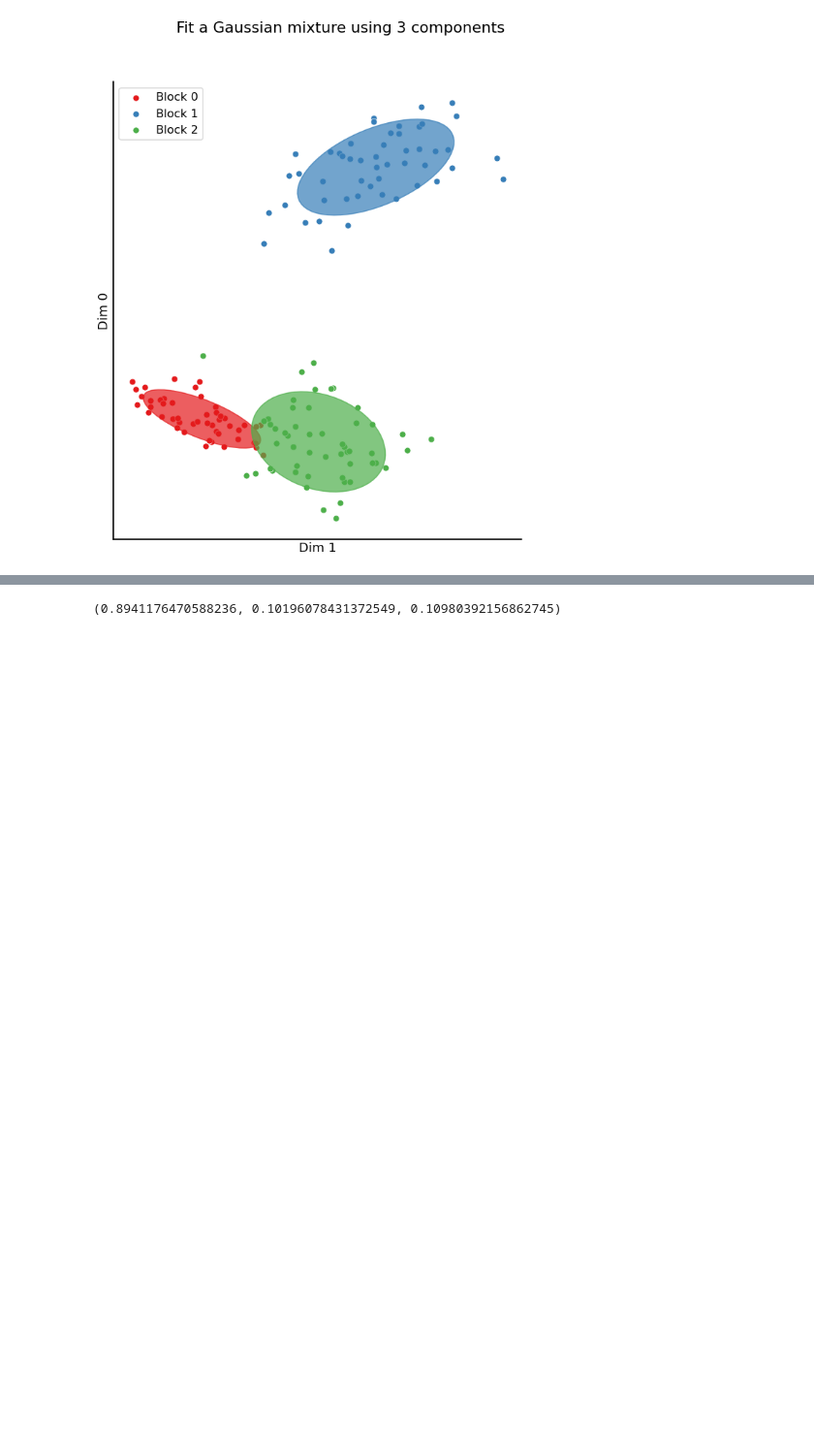
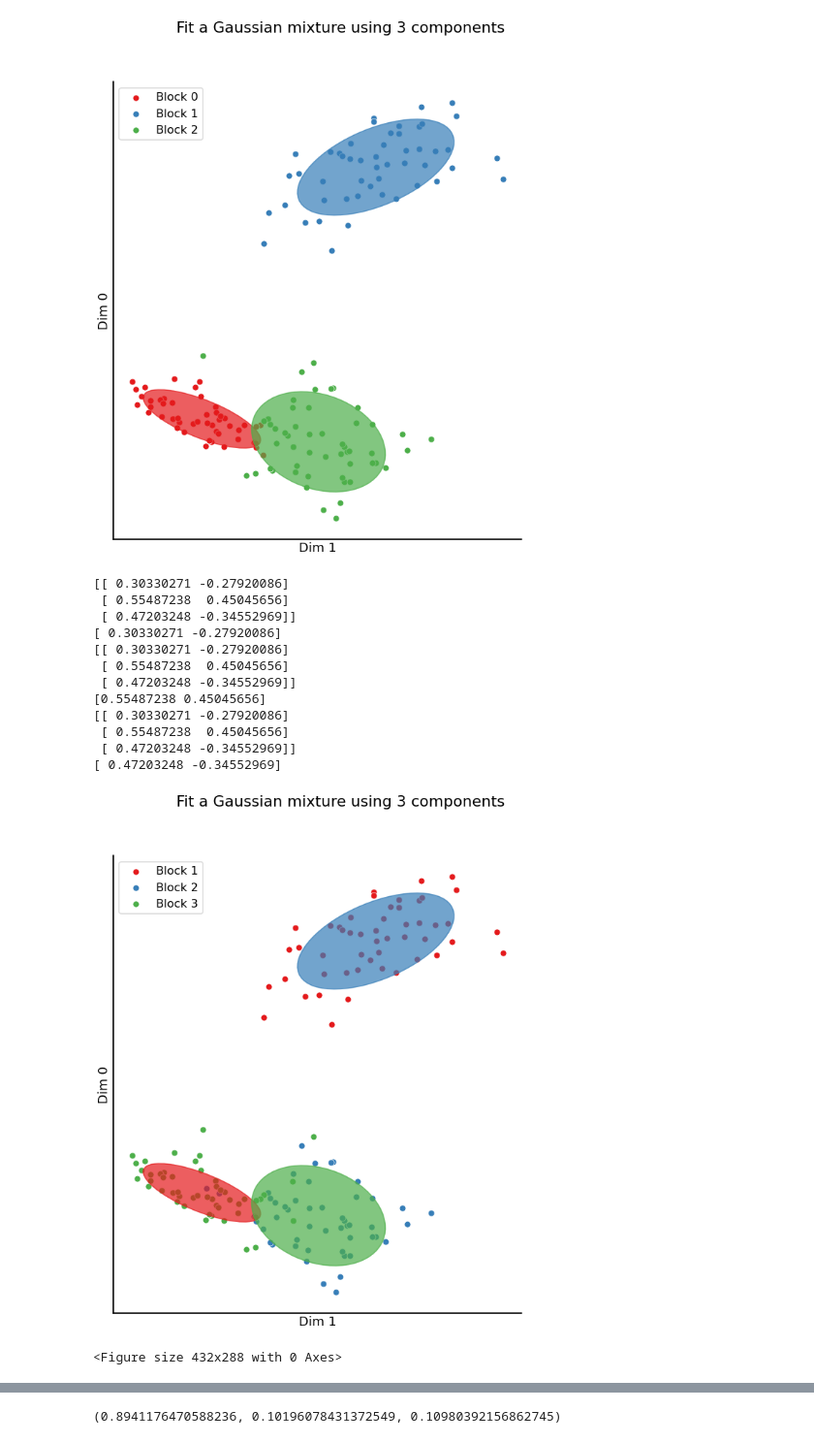
Before and after one commit to dfrancisco1998/ndd_stuff, a Jupyter notebook: final pairplot with gmm with color maps.ipynb, the cells around one changed output, grey strips where cells are left out. Shown at 97% size. Cells and saved outputs as stored; diff of their text form; code cells hidden in the pictures; blank space fills up the shorter version.

Commit message:
trying to fix pairplot

```diff
--- a/final pairplot with gmm with color maps.ipynb
+++ b/final pairplot with gmm with color maps.ipynb
@@ -239,3 +239,23 @@ pairplot_with_gmm(X[:,:2], gmm)
 [figure]
 <Figure size 432x288 with 0 Axes>
 [figure]
+# %%
+from sklearn.mixture import GaussianMixture
+labels = ['Block 1'] * 50 + ['Block 2'] * 50 + ['Block 3'] * 50
+gmm = GaussianMixture(n_components=3, covariance_type='full').fit(X[:, :2])
+pairplot_with_gmm(X[:,:2], gmm, labels)
+# %% [output]
+[[ 0.30330271 -0.27920086]
+ [ 0.55487238  0.45045656]
+ [ 0.47203248 -0.34552969]]
+[ 0.30330271 -0.27920086]
+[[ 0.30330271 -0.27920086]
+ [ 0.55487238  0.45045656]
+ [ 0.47203248 -0.34552969]]
+[0.55487238 0.45045656]
+[[ 0.30330271 -0.27920086]
+ [ 0.55487238  0.45045656]
+ [ 0.47203248 -0.34552969]]
+[ 0.47203248 -0.34552969]
+[figure, added]
+<Figure size 432x288 with 0 Axes>
```
Also changed, not shown: parts of 1 cell of this notebook.
